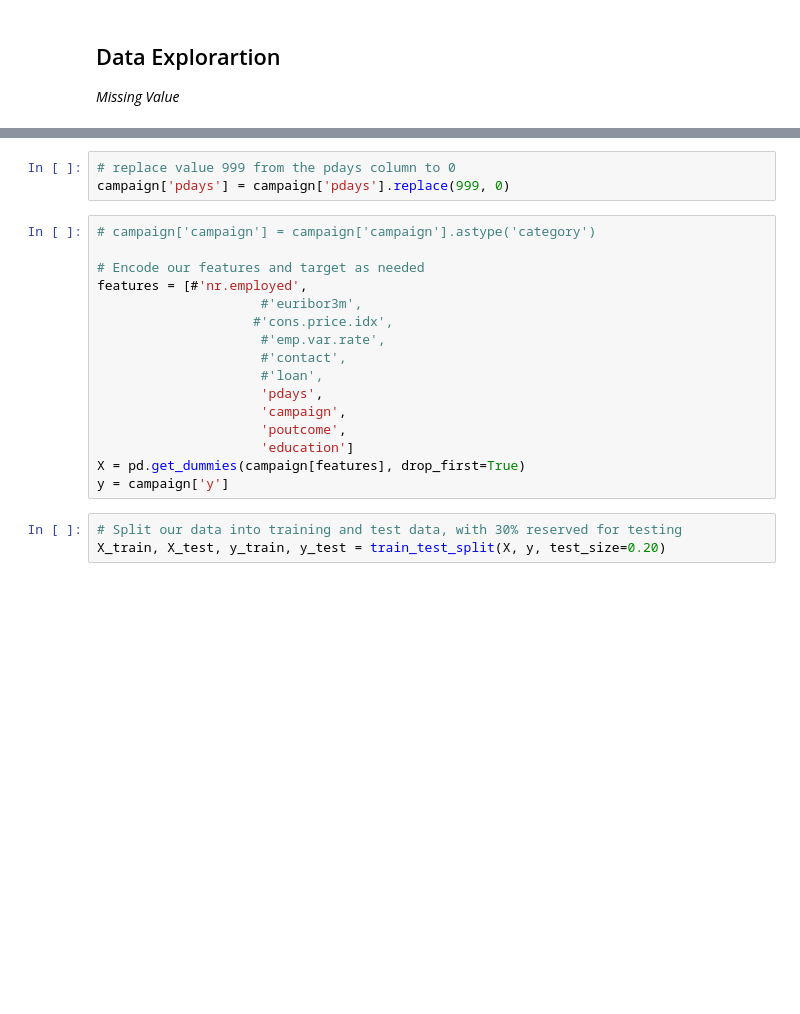
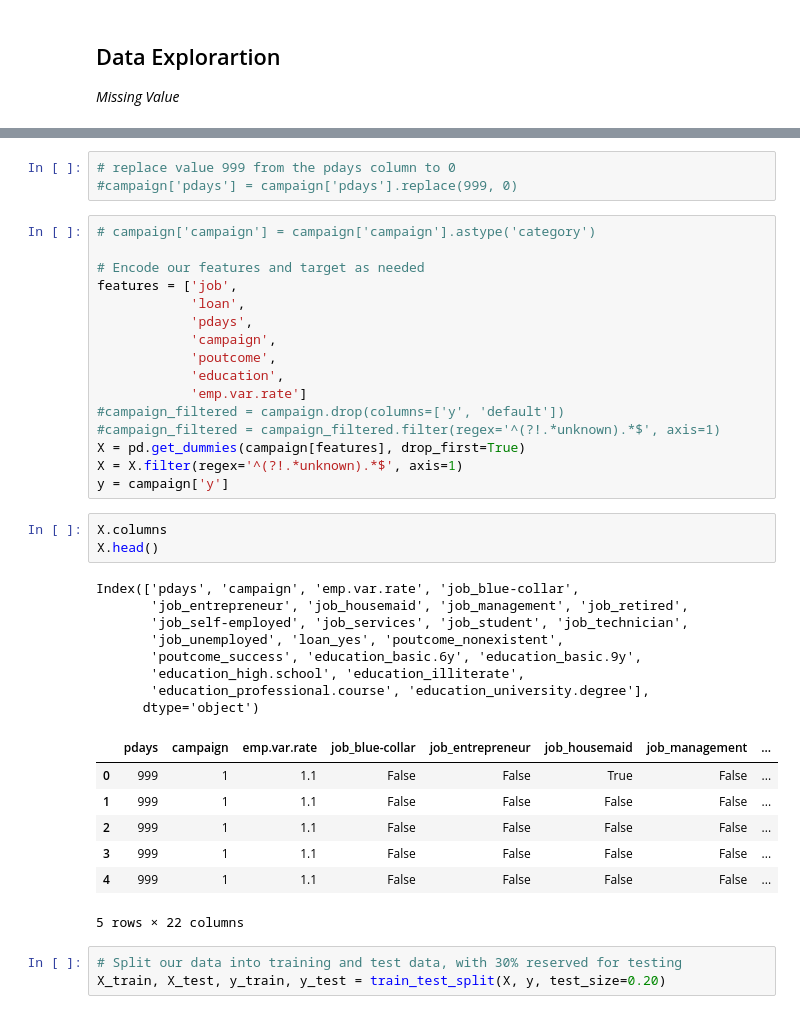
Before and after one commit to angekonan715/DataScience-Projects, a Jupyter notebook: starter_bankProject.ipynb, the cells around one changed output, grey strips where cells are left out. Drawn from its saved outputs; the diff is of its cells as text; blank space fills up the shorter version.

```diff
--- a/starter_bankProject.ipynb
+++ b/starter_bankProject.ipynb
@@ -39,23 +61,42 @@ campaign.tail()
 | 37068 | 74 | retired | married | professional.course | no | yes | no | cellular | nov | fri | ... |
 # %%
 # replace value 999 from the pdays column to 0
-campaign['pdays'] = campaign['pdays'].replace(999, 0)
+#campaign['pdays'] = campaign['pdays'].replace(999, 0)
 # %%
 # campaign['campaign'] = campaign['campaign'].astype('category')
 
 # Encode our features and target as needed
-features = [#'nr.employed',
-                     #'euribor3m',
-                    #'cons.price.idx',
-                     #'emp.var.rate',
-                     #'contact',
-                     #'loan',
-                     'pdays',
-                     'campaign',
-                     'poutcome',
-                     'education']
+features = ['job',
+            'loan',
+            'pdays',
+            'campaign',
+            'poutcome',
+            'education',
+            'emp.var.rate']
+#campaign_filtered = campaign.drop(columns=['y', 'default'])
+#campaign_filtered = campaign_filtered.filter(regex='^(?!.*unknown).*$', axis=1)
 X = pd.get_dummies(campaign[features], drop_first=True)
+X = X.filter(regex='^(?!.*unknown).*$', axis=1)
 y = campaign['y']
+# %%
+X.columns
+X.head()
+# %% [output]
+Index(['pdays', 'campaign', 'emp.var.rate', 'job_blue-collar',
+       'job_entrepreneur', 'job_housemaid', 'job_management', 'job_retired',
+       'job_self-employed', 'job_services', 'job_student', 'job_technician',
+       'job_unemployed', 'loan_yes', 'poutcome_nonexistent',
+       'poutcome_success', 'education_basic.6y', 'education_basic.9y',
+       'education_high.school', 'education_illiterate',
+       'education_professional.course', 'education_university.degree'],
+      dtype='object')
+|  | pdays | campaign | emp.var.rate | job_blue-collar | job_entrepreneur | job_housemaid | job_management | ... |
+| 0 | 999 | 1 | 1.1 | False | False | True | False | ... |
+| 1 | 999 | 1 | 1.1 | False | False | False | False | ... |
+| 2 | 999 | 1 | 1.1 | False | False | False | False | ... |
+| 3 | 999 | 1 | 1.1 | False | False | False | False | ... |
+| 4 | 999 | 1 | 1.1 | False | False | False | False | ... |
+5 rows × 22 columns
 # %%
 # Split our data into training and test data, with 30% reserved for testing
 X_train, X_test, y_train, y_test = train_test_split(X, y, test_size=0.20)
```
Also changed, not shown: parts of 12 cells of this notebook.
